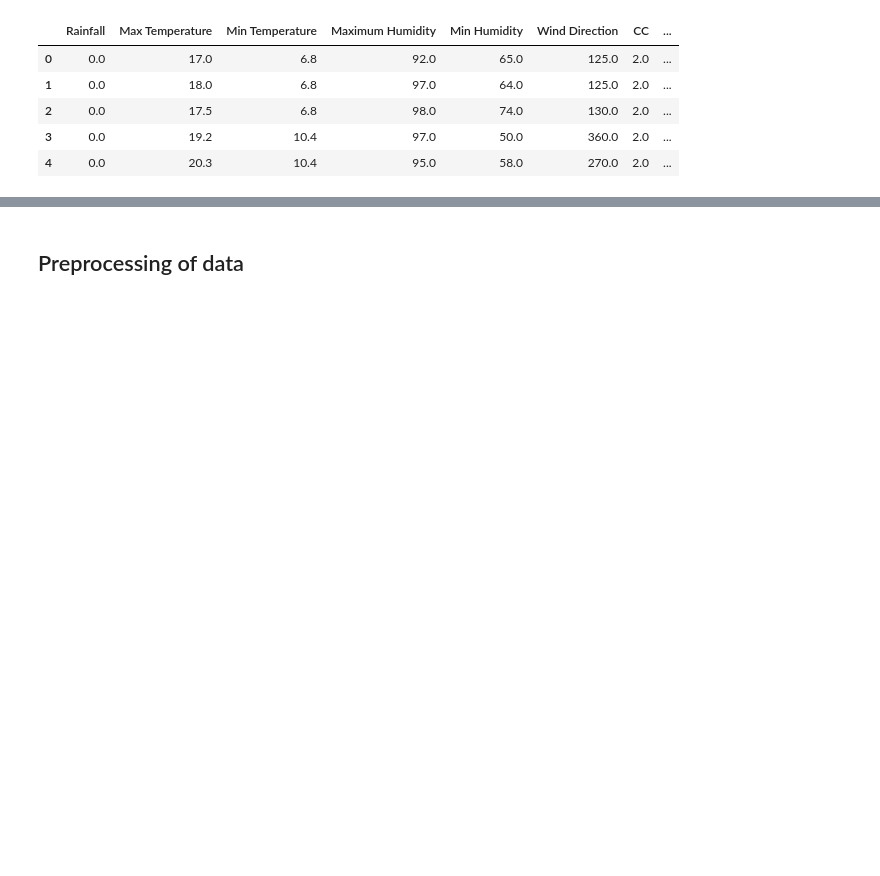
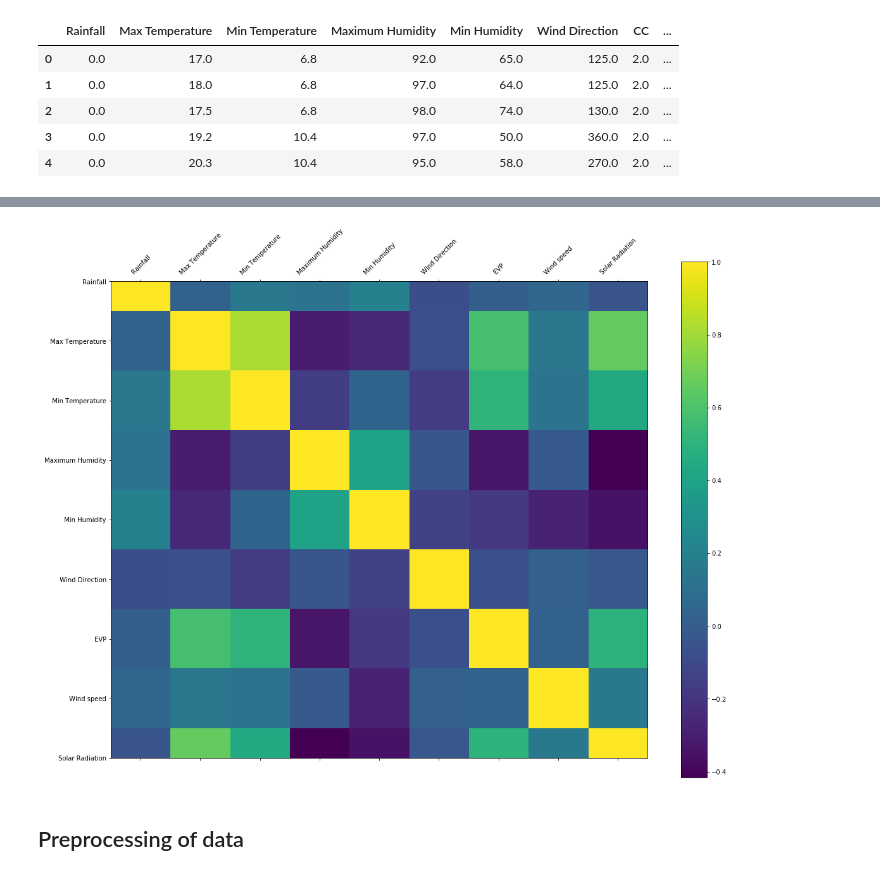
Before and after one commit to CfIRaE/wind_prediction, a Jupyter notebook: main.ipynb, the cells around one changed output, grey strips where cells are left out. Cells and saved outputs as stored; diff of their text form; code cells hidden in the pictures; blank space fills up the shorter version.

```diff
--- a/main.ipynb
+++ b/main.ipynb
@@ -16,7 +16,7 @@ df = pd.read_csv(file_loc)
 # %%
 outlier = []
 for counter, i in enumerate(df['Wind speed']):
-    if i > 10.0:
+    if i > 4.0:
         outlier.append(counter)
 print(outlier)
 df = df.drop(outlier,axis=0)
@@ -44,6 +44,6 @@ max_h = df["Maximum Humidity"]
 t = (max_t.values + min_t.values)/2
 h = (min_h.values + max_h.values)/2
 
-df = df.drop(columns=["Max Temperature","Min Temperature",'Min Humidity',"Maximum Humidity"])
-df["Temperature"] = t
-df["Humidity"] = h
+# df = df.drop(columns=['Min Humidity',"Maximum Humidity"])
+# df["Temperature"] = t
+# df["Humidity"] = h
@@ -58,13 +69,15 @@ df.corr()
 # %%
 f = plt.figure(figsize=(19, 15))
 ax = f.add_subplot(111)
 cax = ax.matshow(df.corr(), interpolation='nearest')
 f.colorbar(cax)
-ax.set_xticks(range(0,10))
-ax.set_yticks(range(0,10))
+ax.set_xticks(range(0,9))
+ax.set_yticks(range(0,9))
 ax.set_xticklabels(" " + df.corr().columns, rotation=45)
 ax.set_yticklabels(" " + df.corr().columns)
 plt.show()
+# %% [output]
+[figure, added]
 # %% [markdown]
 ## Preprocessing of data
 # %%
```
Also changed, not shown: parts of 9 cells of this notebook, 2 other files.
